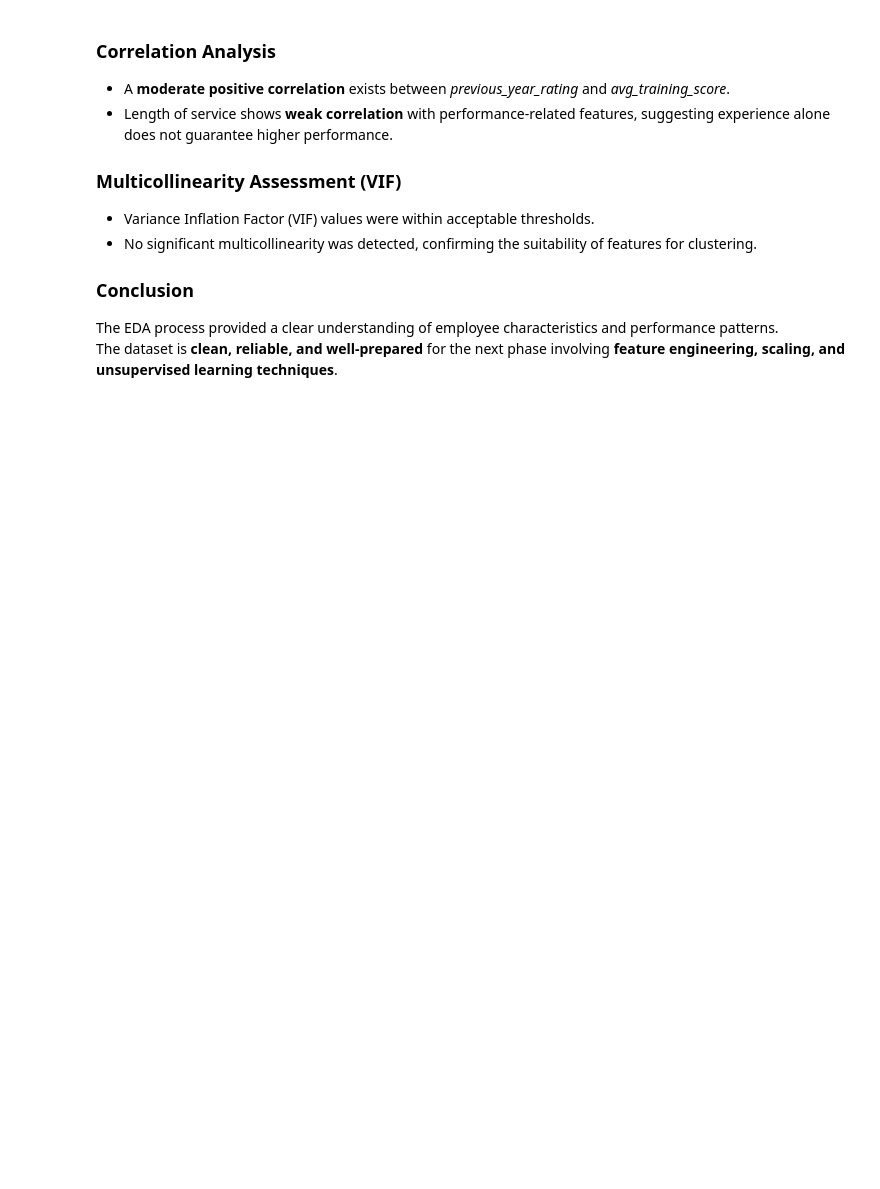
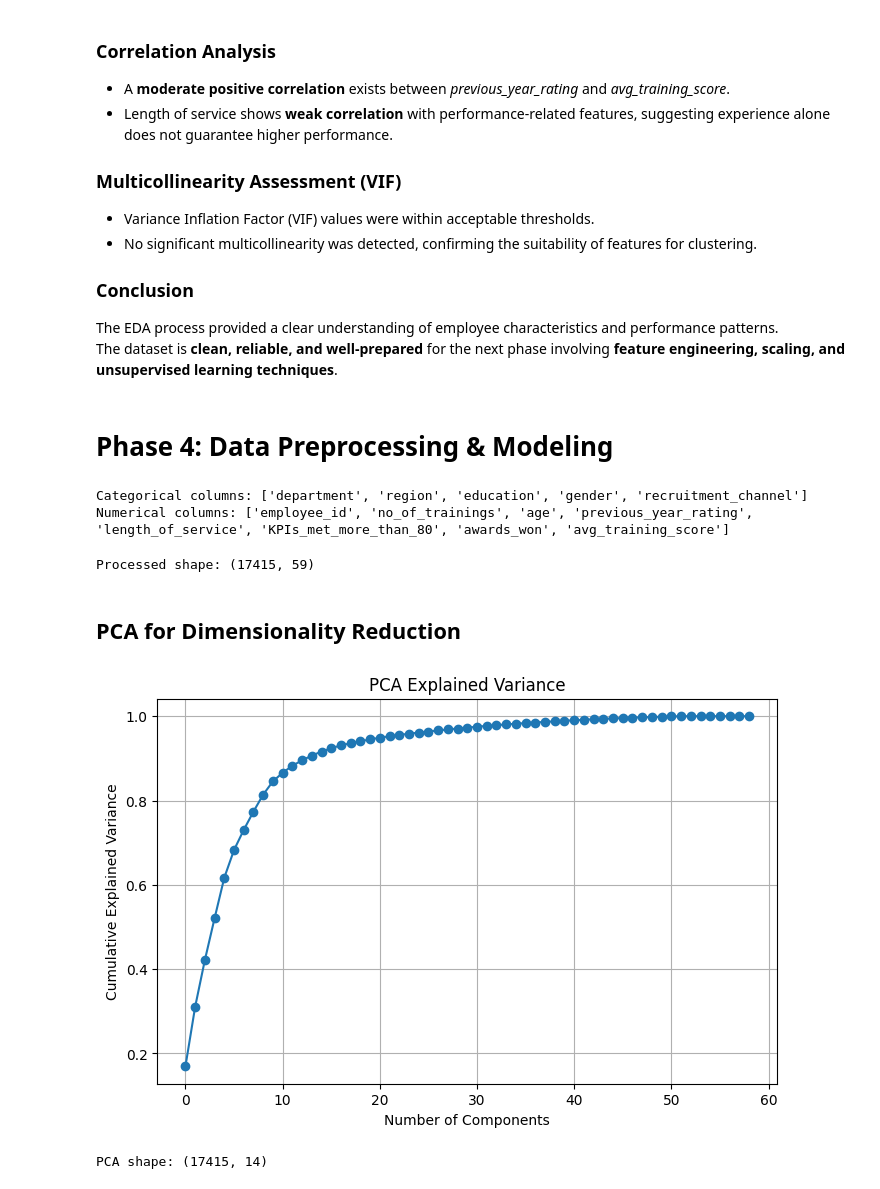
Before and after one commit to Melissiasamir/Employee-Segmentation-Clustering, a Jupyter notebook: Notebooks/notebook.ipynb, the cells around one changed output. Drawn from its saved outputs; the diff is of its cells as text; code cells hidden in the pictures; blank space fills up the shorter version.

```diff
--- a/Notebooks/notebook.ipynb
+++ b/Notebooks/notebook.ipynb
@@ -27,7 +27,7 @@ import matplotlib.pyplot as plt
 import seaborn as sns
 # %%
 # Load the dataset
-df = pd.read_csv(r"C:\Users\Msi\OneDrive\Documents\ML\project_employee_segmentation\Data\Uncleaned_employees_final_dataset (1).csv")
+df = pd.read_csv(r"D:\cs year 3\ML\Employee-Segmentation-Clustering\Data\Uncleaned_employees_final_dataset (1).csv")
 # %% [markdown]
 # Phase 1: Data Overview & Understanding
 # %% [markdown]
@@ -410,3 +410,77 @@ display(vif_df)
 ### Conclusion
 The EDA process provided a clear understanding of employee characteristics and performance patterns.
 The dataset is **clean, reliable, and well-prepared** for the next phase involving **feature engineering, scaling, and unsupervised learning techniques**.
+# %% [markdown]
+# Phase 4: Data Preprocessing & Modeling
+# %%
+# Copy to avoid touching original dataframe
+df_model = df.copy()
+
+# Drop obvious non-informative columns if any (IDs, names, etc.)
+drop_cols = []  # TODO: add if needed
+df_model.drop(columns=drop_cols, inplace=True, errors='ignore')
+
+# Identify column types
+cat_cols = df_model.select_dtypes(include=['object', 'category']).columns.tolist()
+num_cols = df_model.select_dtypes(include=['int64', 'float64']).columns.tolist()
+
+print("Categorical columns:", cat_cols)
+print("Numerical columns:", num_cols)
+# %% [output]
+Categorical columns: ['department', 'region', 'education', 'gender', 'recruitment_channel']
+Numerical columns: ['employee_id', 'no_of_trainings', 'age', 'previous_year_rating', 'length_of_service', 'KPIs_met_more_than_80', 'awards_won', 'avg_training_score']
+# %%
+from sklearn.preprocessing import StandardScaler, OneHotEncoder
+from sklearn.compose import ColumnTransformer
+from sklearn.pipeline import Pipeline
+
+numeric_transformer = Pipeline(steps=[
+    ("scaler", StandardScaler())
+])
+
+categorical_transformer = Pipeline(steps=[
+    ("encoder", OneHotEncoder(handle_unknown="ignore", sparse_output=False))
+])
+
+preprocessor = ColumnTransformer(
+    transformers=[
+        ("num", numeric_transformer, num_cols),
+        ("cat", categorical_transformer, cat_cols)
+    ]
+)
+# %%
+X_processed = preprocessor.fit_transform(df_model)
+
+print("Processed shape:", X_processed.shape)
+# %% [output]
+Processed shape: (17415, 59)
+# %% [markdown]
+## PCA for Dimensionality Reduction
+# %%
+from sklearn.decomposition import PCA
+import matplotlib.pyplot as plt
+import numpy as np
+
+pca_full = PCA(random_state=42)
+X_pca_full = pca_full.fit_transform(X_processed)
+
+explained_var = np.cumsum(pca_full.explained_variance_ratio_)
+
+plt.figure(figsize=(8,5))
+plt.plot(explained_var, marker='o')
+plt.xlabel("Number of Components")
+plt.ylabel("Cumulative Explained Variance")
+plt.title("PCA Explained Variance")
+plt.grid(True)
+plt.show()
+# %% [output]
+[figure, added]
+# %%
+N_COMPONENTS = 0.9  # keep 90% variance
+
+pca = PCA(n_components=N_COMPONENTS, random_state=42)
+X_pca = pca.fit_transform(X_processed)
+
+print("PCA shape:", X_pca.shape)
+# %% [output]
+PCA shape: (17415, 14)
```
Also changed, not shown: parts of 15 cells of this notebook.
